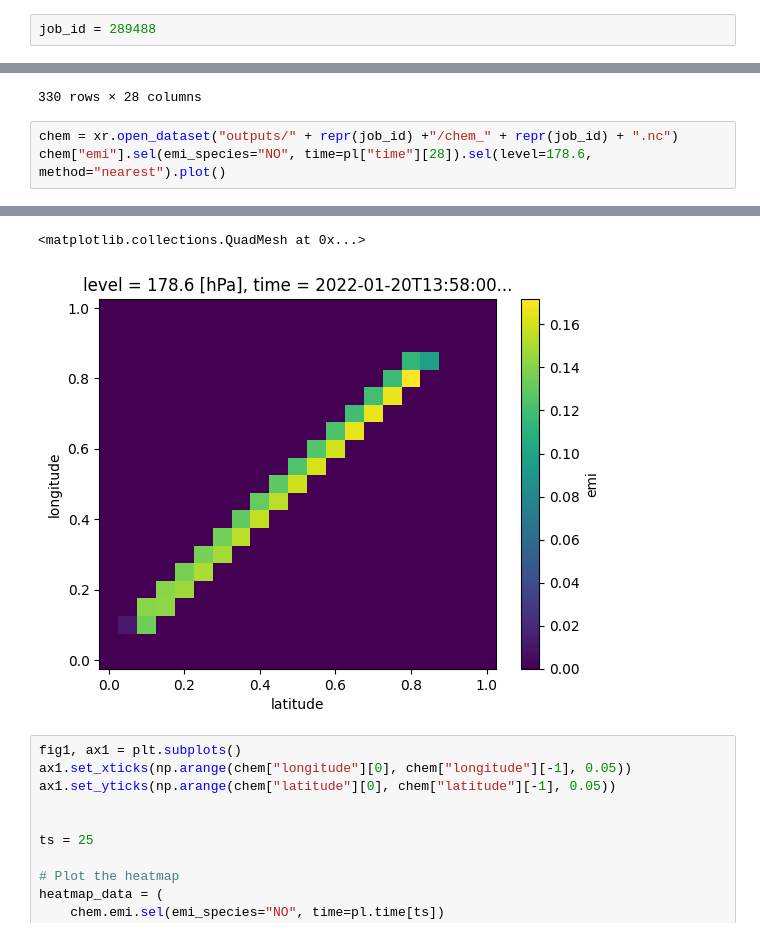
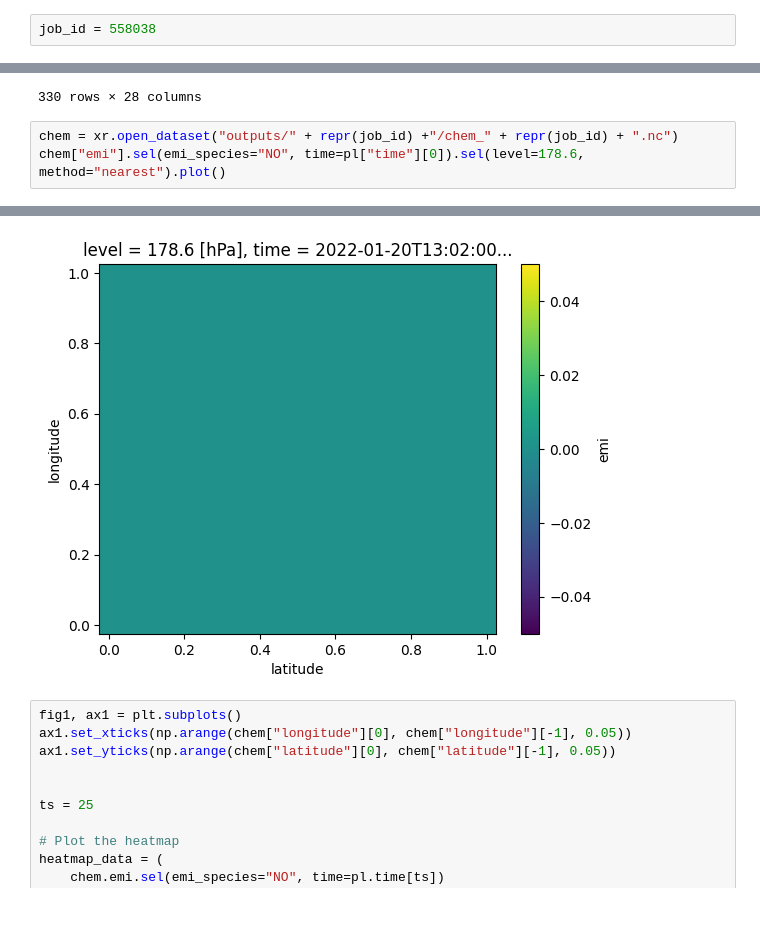
Before and after one commit to ktait98/pycontrails_kt, a Jupyter notebook: pycontrails/models/gpat/gpat.ipynb, the cells around one changed output, grey strips where cells are left out. Cells and saved outputs as stored; diff of their text form.

```diff
--- a/pycontrails/models/gpat/gpat.ipynb
+++ b/pycontrails/models/gpat/gpat.ipynb
@@ -6,7 +6,7 @@ import xarray as xr
 import dask.array as da
 from pycontrails.physics import geo, thermo, units, constants
 # %%
-job_id = 289488
+job_id = 558038
 # %%
 params = pd.read_pickle("outputs/" + repr(job_id) + "/params_" + repr(job_id) + ".pkl")
 params
@@ -64,5 +64,5 @@ pl
 330 rows × 28 columns
 # %%
 chem = xr.open_dataset("outputs/" + repr(job_id) +"/chem_" + repr(job_id) + ".nc")
-chem["emi"].sel(emi_species="NO", time=pl["time"][28]).sel(level=178.6, method="nearest").plot()
+chem["emi"].sel(emi_species="NO", time=pl["time"][0]).sel(level=178.6, method="nearest").plot()
 # %% [output]
@@ -71,5 +70,4 @@ Cannot find the ecCodes library
-<matplotlib.collections.QuadMesh at 0x...>
-[figure, old version]
+[figure, new version]
 # %%
 fig1, ax1 = plt.subplots()
 ax1.set_xticks(np.arange(chem["longitude"][0], chem["longitude"][-1], 0.05))
```
Also changed, not shown: parts of 2 cells of this notebook, 4 other files.
